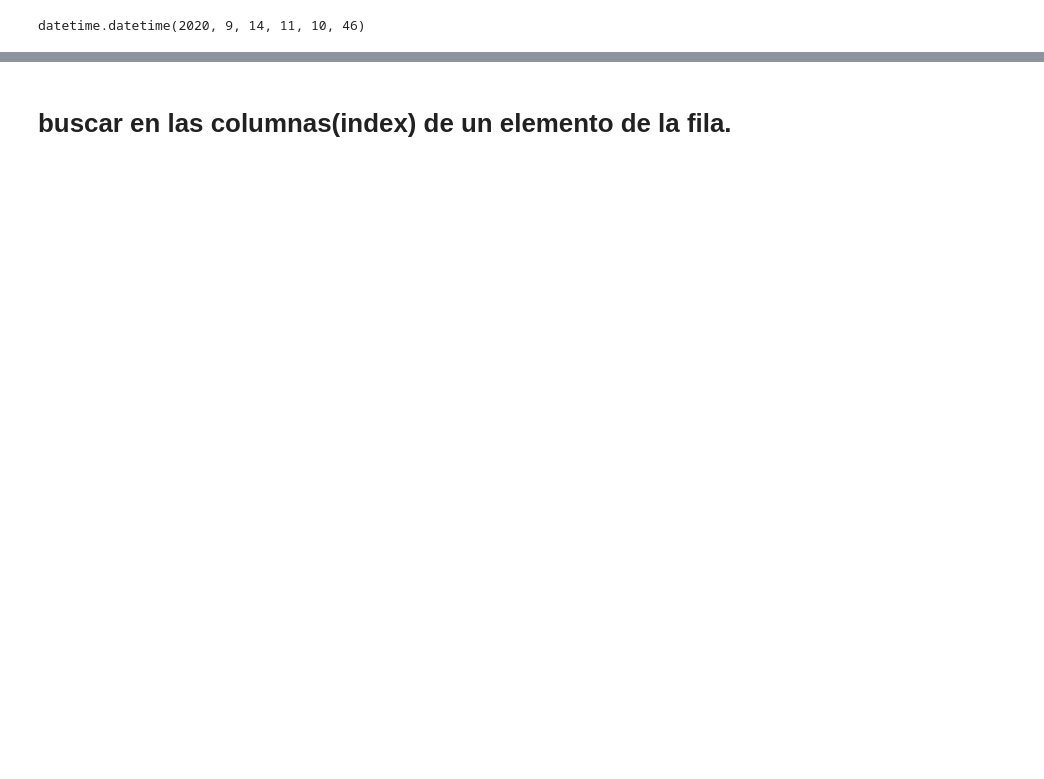
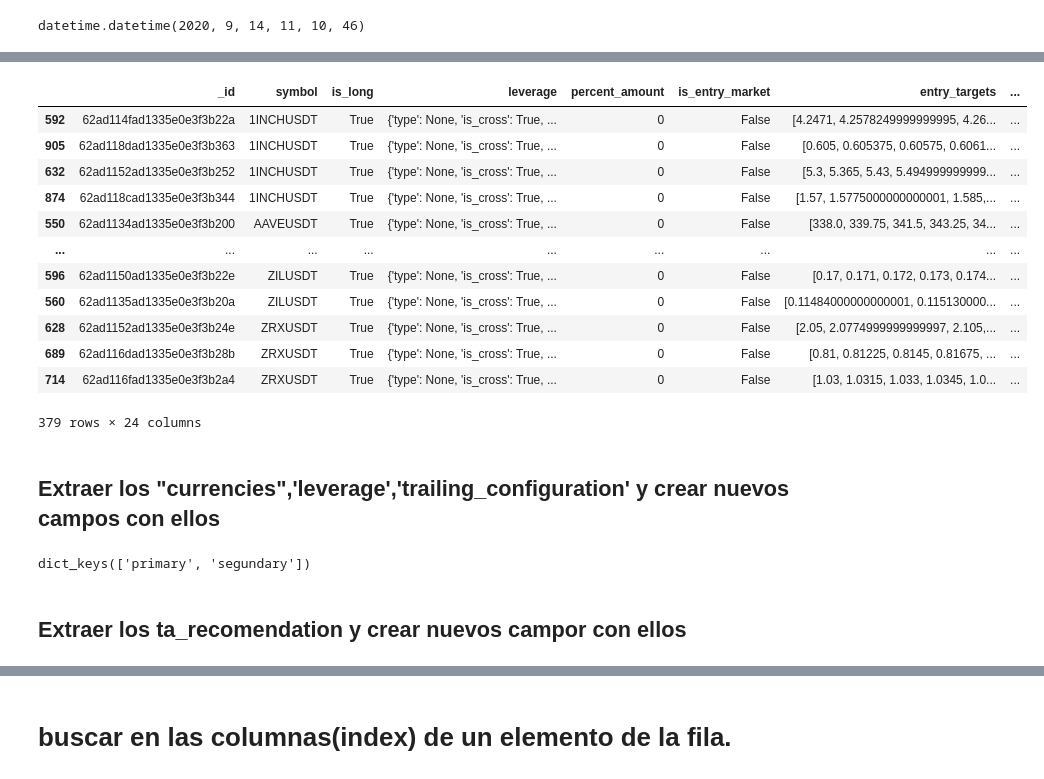
Before and after one commit to joankenobi/analisis_de_datos_copy_trading, a Jupyter notebook: Proyecto/notebooks/analisis_de_datos_prueba.ipynb, the cells around one changed output, grey strips where cells are left out. Drawn from its saved outputs; the diff is of its cells as text; code cells hidden in the pictures; blank space fills up the shorter version.

```diff
--- a/Proyecto/notebooks/analisis_de_datos_prueba.ipynb
+++ b/Proyecto/notebooks/analisis_de_datos_prueba.ipynb
@@ -157,0 +184,26 @@ datetime.datetime(2020, 9, 14, 11, 10, 46)
+# %%
+columnas=['_id',
+ 'symbol',
+ 'currencies',
+ 'is_long',
+ 'leverage',
+ 'is_entry_market',
+ 'entry_targets',
+ 'take_profit_targets',
+ 'stop_targets',
+ 'trailing_configuration',
+ 'date',
+ 'channel',
+ 'message_link',
+ 'dates_entry',
+ 'dates_stoploss',
+ 'dates_profit',
+ 'efficiency',
+ 'ta_recomendation',
+ 'error_ta_recomendation',
+ 'error_prophettesting',
+ 'error_backtesting']
+# %%
+# Tamaño original
+df_sygnals=df[columnas].copy()
+df[columnas].shape
@@ -157,0 +230,23 @@ datetime.datetime(2020, 9, 14, 11, 10, 46)
+# %%
+df_sygnals[df_sygnals["trailing_configuration"]!=df_sygnals["trailing_configuration"][0]]
+# %% [output]
+|  | _id | symbol | is_long | leverage | percent_amount | is_entry_market | entry_targets | ... |
+| 592 | 62ad114fad1335e0e3f3b22a | 1INCHUSDT | True | {'type': None, 'is_cross': True, ... | 0 | False | [4.2471, 4.2578249999999995, 4.26... | ... |
+| 905 | 62ad118dad1335e0e3f3b363 | 1INCHUSDT | True | {'type': None, 'is_cross': True, ... | 0 | False | [0.605, 0.605375, 0.60575, 0.6061... | ... |
+| 632 | 62ad1152ad1335e0e3f3b252 | 1INCHUSDT | True | {'type': None, 'is_cross': True, ... | 0 | False | [5.3, 5.365, 5.43, 5.494999999999... | ... |
+| 874 | 62ad118cad1335e0e3f3b344 | 1INCHUSDT | True | {'type': None, 'is_cross': True, ... | 0 | False | [1.57, 1.5775000000000001, 1.585,... | ... |
+| 550 | 62ad1134ad1335e0e3f3b200 | AAVEUSDT | True | {'type': None, 'is_cross': True, ... | 0 | False | [338.0, 339.75, 341.5, 343.25, 34... | ... |
+| ... | ... | ... | ... | ... | ... | ... | ... | ... |
+| 596 | 62ad1150ad1335e0e3f3b22e | ZILUSDT | True | {'type': None, 'is_cross': True, ... | 0 | False | [0.17, 0.171, 0.172, 0.173, 0.174... | ... |
+| 560 | 62ad1135ad1335e0e3f3b20a | ZILUSDT | True | {'type': None, 'is_cross': True, ... | 0 | False | [0.11484000000000001, 0.115130000... | ... |
+| 628 | 62ad1152ad1335e0e3f3b24e | ZRXUSDT | True | {'type': None, 'is_cross': True, ... | 0 | False | [2.05, 2.0774999999999997, 2.105,... | ... |
+| 689 | 62ad116dad1335e0e3f3b28b | ZRXUSDT | True | {'type': None, 'is_cross': True, ... | 0 | False | [0.81, 0.81225, 0.8145, 0.81675, ... | ... |
+| 714 | 62ad116fad1335e0e3f3b2a4 | ZRXUSDT | True | {'type': None, 'is_cross': True, ... | 0 | False | [1.03, 1.0315, 1.033, 1.0345, 1.0... | ... |
+379 rows × 24 columns
+# %% [markdown]
+## Extraer los "currencies",'leverage','trailing_configuration' y crear nuevos campos con ellos
+# %%
+dictionary:dict=df_sygnals["currencies"][0]
+dictionary.keys()
+# %% [output]
+dict_keys(['primary', 'segundary'])
@@ -157,0 +263,2 @@ datetime.datetime(2020, 9, 14, 11, 10, 46)
+# %% [markdown]
+## Extraer los ta_recomendation y crear nuevos campor con ellos
```
Also changed, not shown: parts of 28 cells of this notebook, 1 other file.
